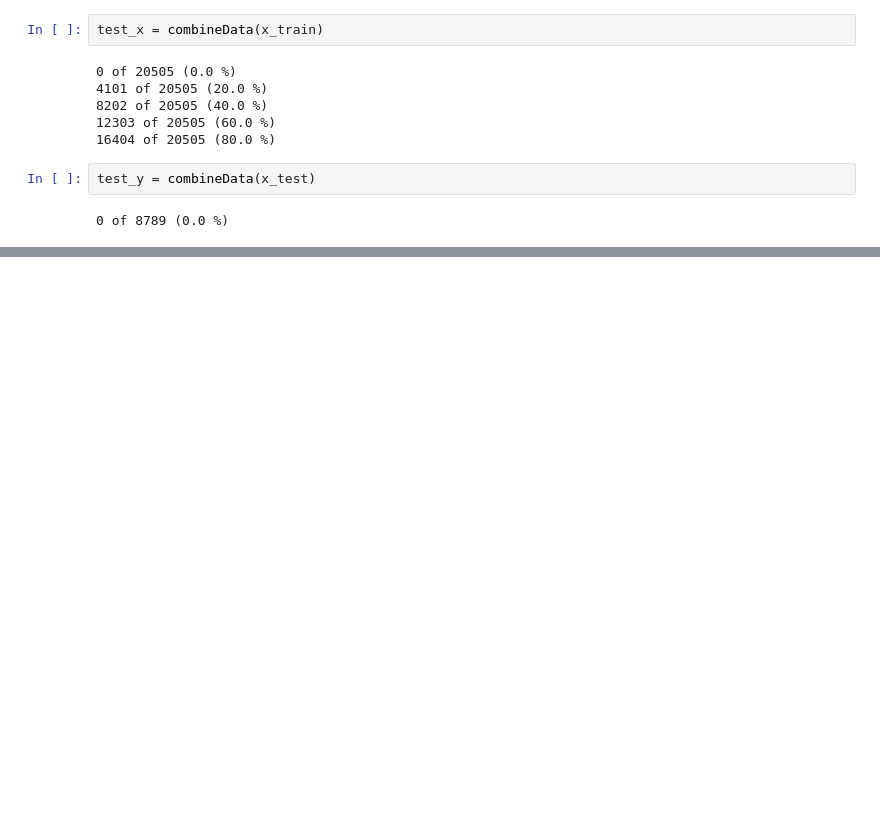
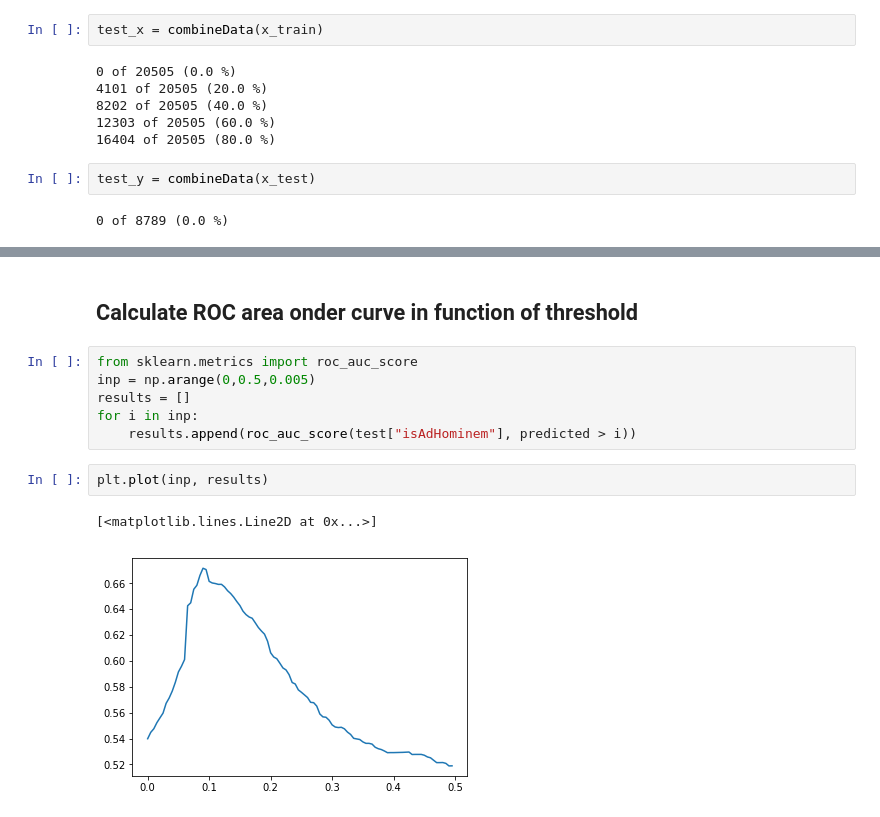
Before and after one commit to iPieter/ad-hominem-detection, a Jupyter notebook: models/03_word2vec/word2vec.ipynb, the cells around one changed output, grey strips where cells are left out. Saved outputs shown, nothing was run; the diff lists cells and outputs as text; blank space fills up the shorter version.

```diff
--- a/models/03_word2vec/word2vec.ipynb
+++ b/models/03_word2vec/word2vec.ipynb
@@ -155,0 +222,13 @@ Normalized confusion matrix
+# %% [markdown]
+## Calculate ROC area onder curve in function of threshold
+# %%
+from sklearn.metrics import roc_auc_score
+inp = np.arange(0,0.5,0.005)
+results = []
+for i in inp:
+    results.append(roc_auc_score(test["isAdHominem"], predicted > i))
+# %%
+plt.plot(inp, results)
+# %% [output]
+[<matplotlib.lines.Line2D at 0x...>]
+[figure, added]
```
Also changed, not shown: parts of 18 cells of this notebook, 7 other files.
